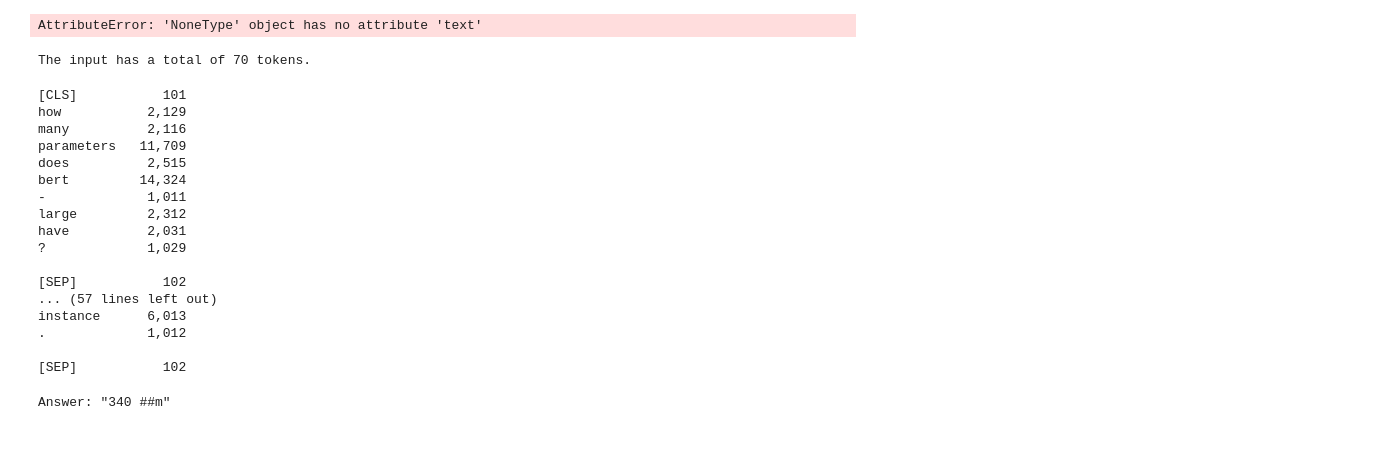
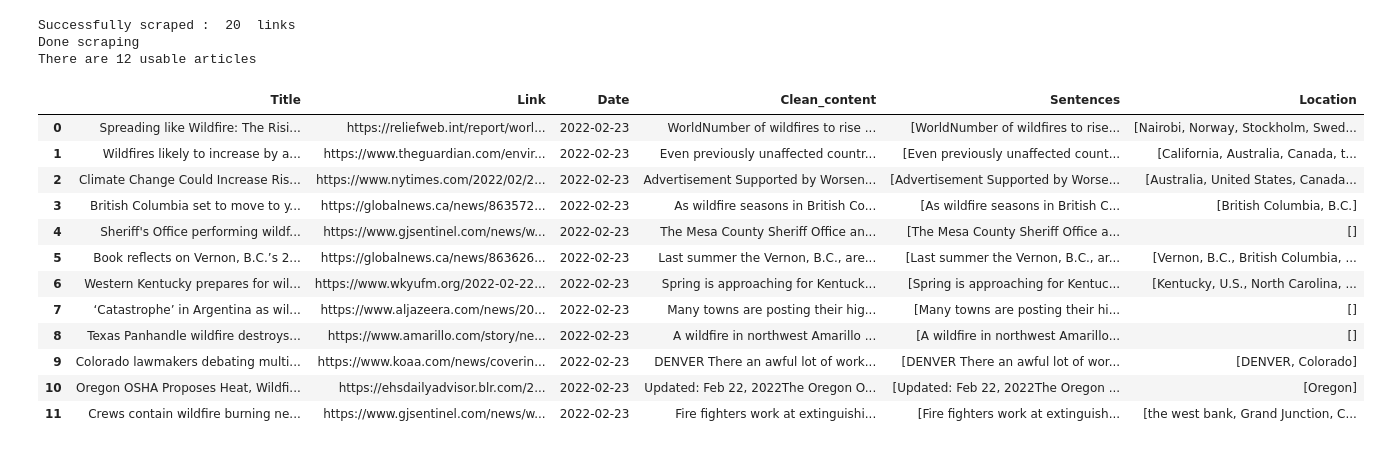
Before and after one commit to ThomasLef/Projet-Illuin, a Jupyter notebook: BERT_QA.ipynb, the cells around one changed output. Saved outputs shown, nothing was run; the diff lists cells and outputs as text; code cells hidden in the pictures.

Commit message:
Added first QA approach

```diff
--- a/BERT_QA.ipynb
+++ b/BERT_QA.ipynb
@@ -16,48 +11,28 @@ question = "Where did the wildfire took place?"
 # %%
-df_location = get_df_from_subject("Wildfire",2)
+df_location = get_locations_df_from_subject("Wildfire",2)
 df_location
 # %% [output]
-AttributeError: 'NoneType' object has no attribute 'text'
+Successfully scraped :  20  links
+Done scraping
+There are 12 usable articles
+|  | Title | Link | Date | Clean_content | Sentences | Location |
+| 0 | Spreading like Wildfire: The Risi... | https://reliefweb.int/report/worl... | 2022-02-23 | WorldNumber of wildfires to rise ... | [WorldNumber of wildfires to rise... | [Nairobi, Norway, Stockholm, Swed... |
+| 1 | Wildfires likely to increase by a... | https://www.theguardian.com/envir... | 2022-02-23 | Even previously unaffected countr... | [Even previously unaffected count... | [California, Australia, Canada, t... |
+| 2 | Climate Change Could Increase Ris... | https://www.nytimes.com/2022/02/2... | 2022-02-23 | Advertisement Supported by Worsen... | [Advertisement Supported by Worse... | [Australia, United States, Canada... |
+| 3 | British Columbia set to move to y... | https://globalnews.ca/news/863572... | 2022-02-23 | As wildfire seasons in British Co... | [As wildfire seasons in British C... | [British Columbia, B.C.] |
+| 4 | Sheriff's Office performing wildf... | https://www.gjsentinel.com/news/w... | 2022-02-23 | The Mesa County Sheriff Office an... | [The Mesa County Sheriff Office a... | [] |
+| 5 | Book reflects on Vernon, B.C.’s 2... | https://globalnews.ca/news/863626... | 2022-02-23 | Last summer the Vernon, B.C., are... | [Last summer the Vernon, B.C., ar... | [Vernon, B.C., British Columbia, ... |
+| 6 | Western Kentucky prepares for wil... | https://www.wkyufm.org/2022-02-22... | 2022-02-23 | Spring is approaching for Kentuck... | [Spring is approaching for Kentuc... | [Kentucky, U.S., North Carolina, ... |
+| 7 | ‘Catastrophe’ in Argentina as wil... | https://www.aljazeera.com/news/20... | 2022-02-23 | Many towns are post­ing their hig... | [Many towns are post­ing their hi... | [] |
+| 8 | Texas Panhandle wildfire destroys... | https://www.amarillo.com/story/ne... | 2022-02-23 | A wildfire in northwest Amarillo ... | [A wildfire in northwest Amarillo... | [] |
+| 9 | Colorado lawmakers debating multi... | https://www.koaa.com/news/coverin... | 2022-02-23 | DENVER There an awful lot of work... | [DENVER There an awful lot of wor... | [DENVER, Colorado] |
+| 10 | Oregon OSHA Proposes Heat, Wildfi... | https://ehsdailyadvisor.blr.com/2... | 2022-02-23 | Updated: Feb 22, 2022The Oregon O... | [Updated: Feb 22, 2022The Oregon ... | [Oregon] |
+| 11 | Crews contain wildfire burning ne... | https://www.gjsentinel.com/news/w... | 2022-02-23 | Fire fighters work at extinguishi... | [Fire fighters work at extinguish... | [the west bank, Grand Junction, C... |
 # %%
 # Apply the tokenizer to the input text, treating them as a text-pair.
-input_ids = tokenizer.encode(question, answer_text)
+def tokenize_input_text(question, input_text):
 
-print('The input has a total of {:} tokens.'.format(len(input_ids)))
+    input_ids = tokenizer.encode(question, input_text)
+
+    return input_ids
-# %% [output]
-The input has a total of 70 tokens.
-# %%
-# BERT only needs the token IDs, but for the purpose of inspecting the
-# tokenizer's behavior, let's also get the token strings and display them.
-tokens = tokenizer.convert_ids_to_tokens(input_ids)
-
-# For each token and its id...
-for token, id in zip(tokens, input_ids):
-
-    # If this is the [SEP] token, add some space around it to make it stand out.
-    if id == tokenizer.sep_token_id:
-        print('')
-
-    # Print the token string and its ID in two columns.
-    print('{:<12} {:>6,}'.format(token, id))
-
-    if id == tokenizer.sep_token_id:
-        print('')
-# %% [output]
-[CLS]           101
-how           2,129
-many          2,116
-parameters   11,709
-does          2,515
-bert         14,324
--             1,011
-large         2,312
-have          2,031
-?             1,029
-
-[SEP]           102
-... (57 lines left out)
-instance      6,013
-.             1,012
-
-[SEP]           102
 # %%
@@ -83,12 +63,12 @@ start_scores, end_scores = model(torch.tensor([input_ids]), # The tokens represe
 # %%
 # Find the tokens with the highest `start` and `end` scores.
-answer_start = torch.argmax(start_scores)
-answer_end = torch.argmax(end_scores)
+def get_answer(start_scores,end_scores, input_ids):
+    answer_start = torch.argmax(start_scores)
+    answer_end = torch.argmax(end_scores)
 
-# Combine the tokens in the answer and print it out.
-answer = ' '.join(tokens[answer_start:answer_end+1])
+    # Combine the tokens in the answer and print it out.
+    tokens = tokenizer.convert_ids_to_tokens(input_ids)
+    answer = ' '.join(tokens[answer_start:answer_end+1])
 
-print('Answer: "' + answer + '"')
+    return answer
-# %% [output]
-Answer: "340 ##m"
 # %%
```
Also changed, not shown: parts of 8 cells of this notebook, 2 other files.
